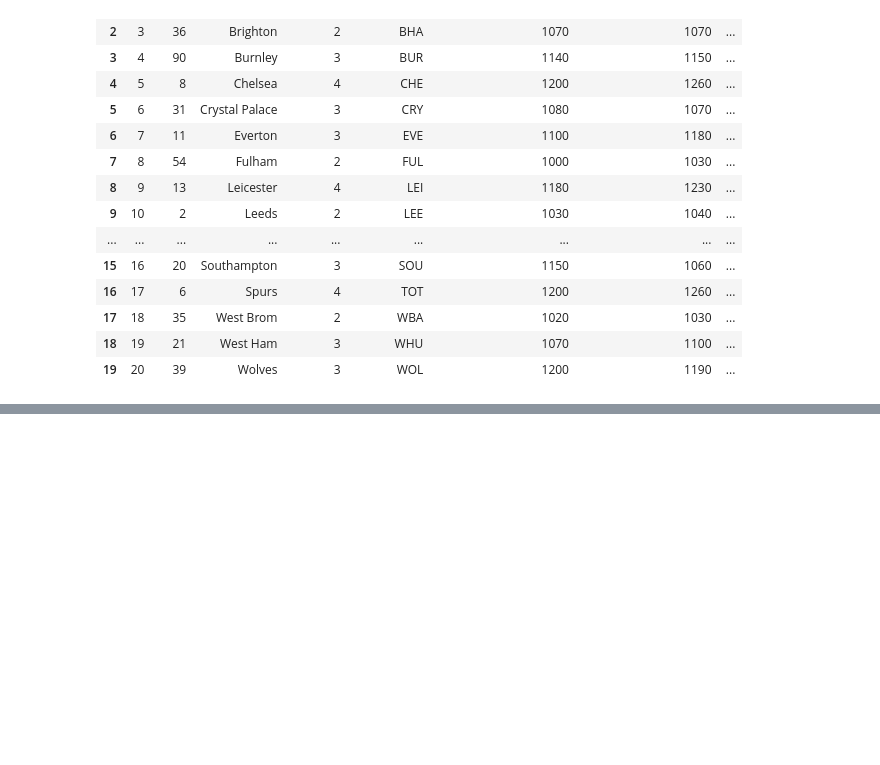
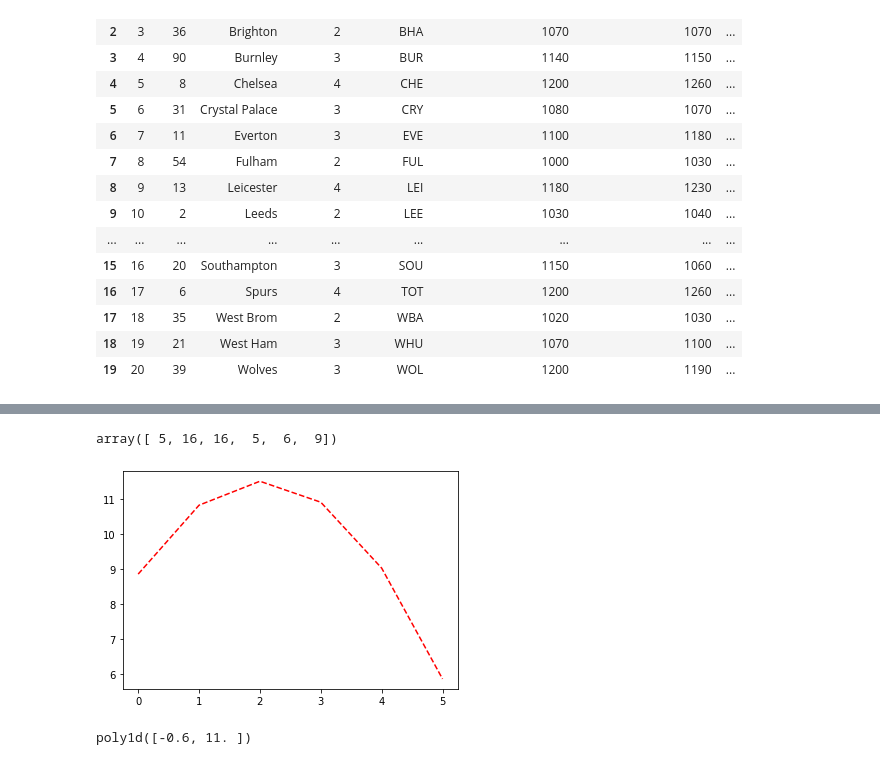
Before and after one commit to znader1/FPL, a Jupyter notebook: Automation/ROI _Analysis.ipynb, the cells around one changed output, grey strips where cells are left out. Cells and saved outputs as stored; diff of their text form; code cells hidden in the pictures; blank space fills up the shorter version.

```diff
--- a/Automation/ROI _Analysis.ipynb
+++ b/Automation/ROI _Analysis.ipynb
@@ -776,0 +648,22 @@ pd.read_csv('/Users/ziadNader/Desktop/Personal Projects/Fantasy Premier League/D
+# %%
+players_analysis = players_analysis.sort_index()
+# %%
+x = range(6)
+# %%
+y = players_analysis[players_analysis['web_name'] == 'Kane']['event_points'].values
+# %%
+y
+# %% [output]
+array([ 5, 16, 16,  5,  6,  9])
+# %%
+z = np.polyfit(x, y, 2)
+p = np.poly1d(z)
+plt.plot(x,p(x),"r--")
+
+plt.show()
+# %% [output]
+[figure, added]
+# %%
+p
+# %% [output]
+poly1d([-0.6, 11. ])
```
Also changed, not shown: parts of 26 cells of this notebook.
